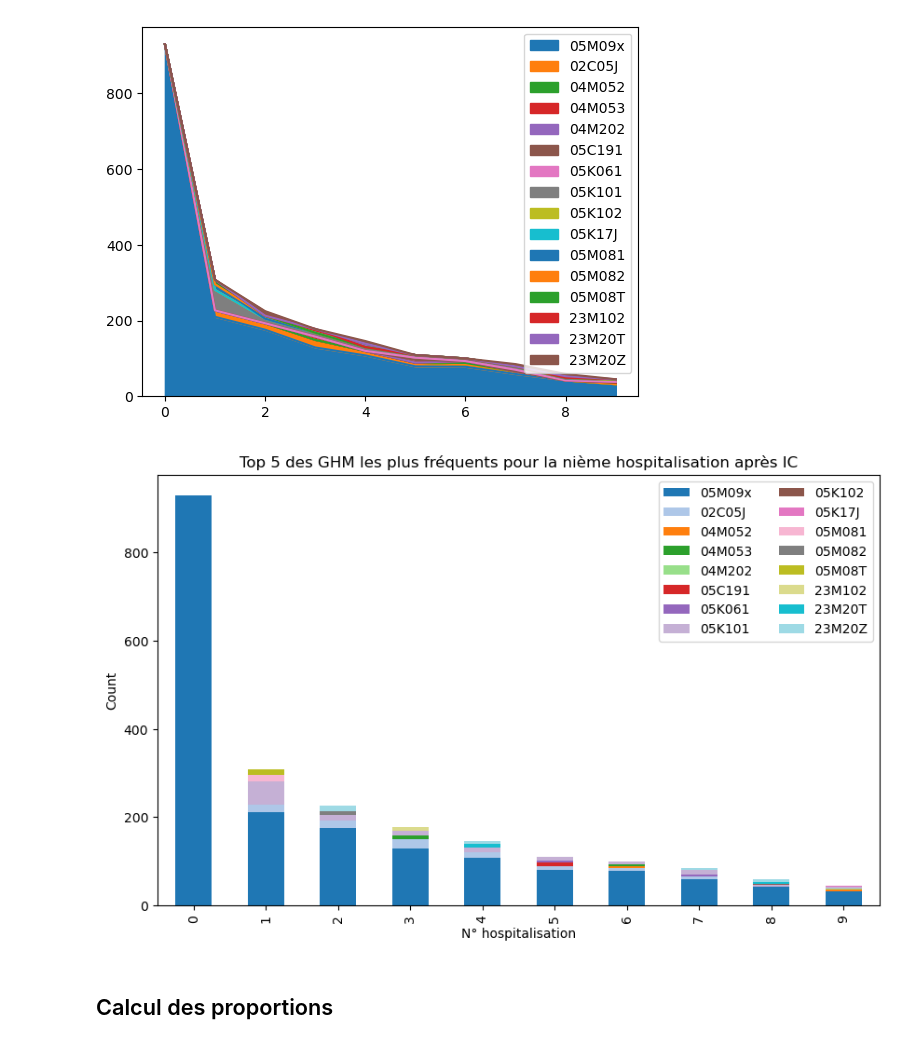
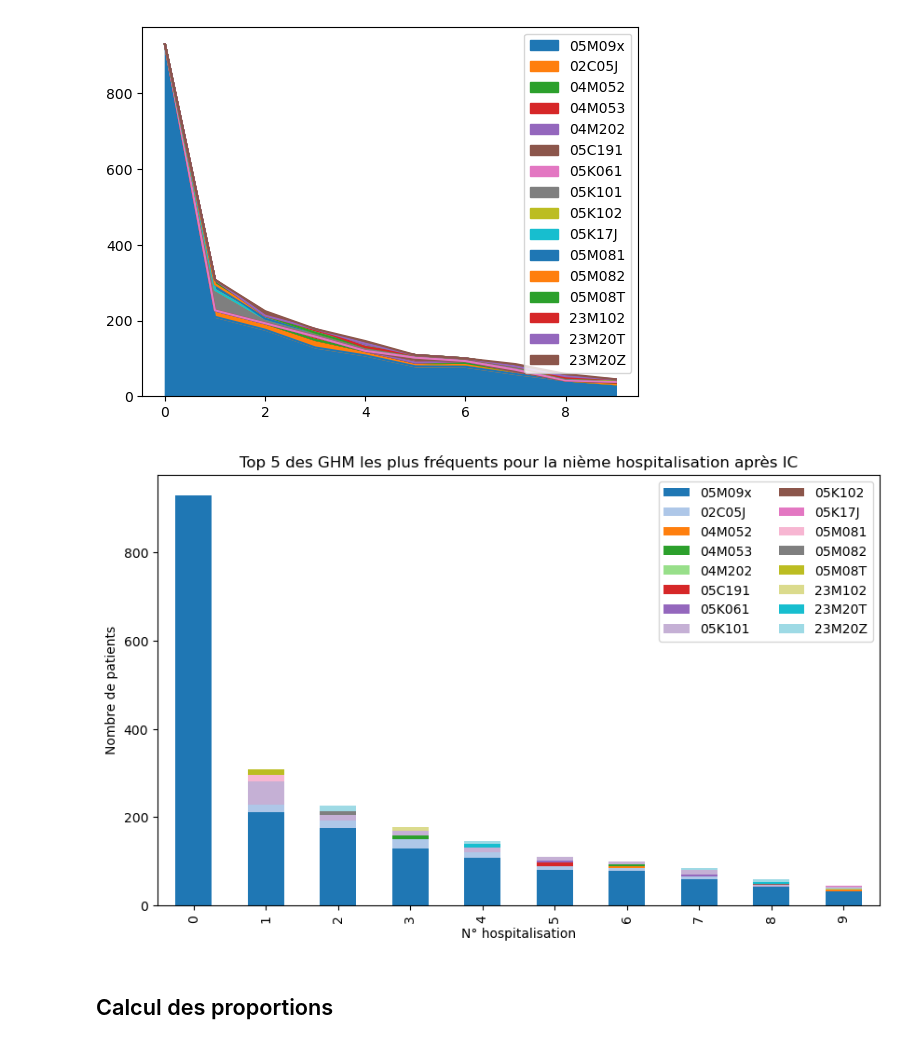
Before and after one commit to Kirscher/TextMining_Parcours_de_soin, a Jupyter notebook: base_sequentielle.ipynb, the cells around one changed output. Saved outputs shown, nothing was run; the diff lists cells and outputs as text; code cells hidden in the pictures.

Commit message:
updated plots

```diff
--- a/base_sequentielle.ipynb
+++ b/base_sequentielle.ipynb
@@ -200,12 +210,12 @@ fig.write_html("data/GHM_apres_IC_subset.html")
 # %%
 database.plot(kind='bar', stacked=True, colormap='tab20', figsize=(10, 6))
 plt.legend(loc="upper right", ncol=2)
 plt.xlabel("N° hospitalisation")
-plt.ylabel("Count")
+plt.ylabel("Nombre de patients")
 plt.title('Top 5 des GHM les plus fréquents pour la nième hospitalisation après IC')
 plt.show()
 # %% [output]
-[figure, old version]
+[figure, new version]
 # %% [markdown]
 ## Calcul des proportions
 # %%
```
Also changed, not shown: parts of 3 cells of this notebook, 3 other files.
